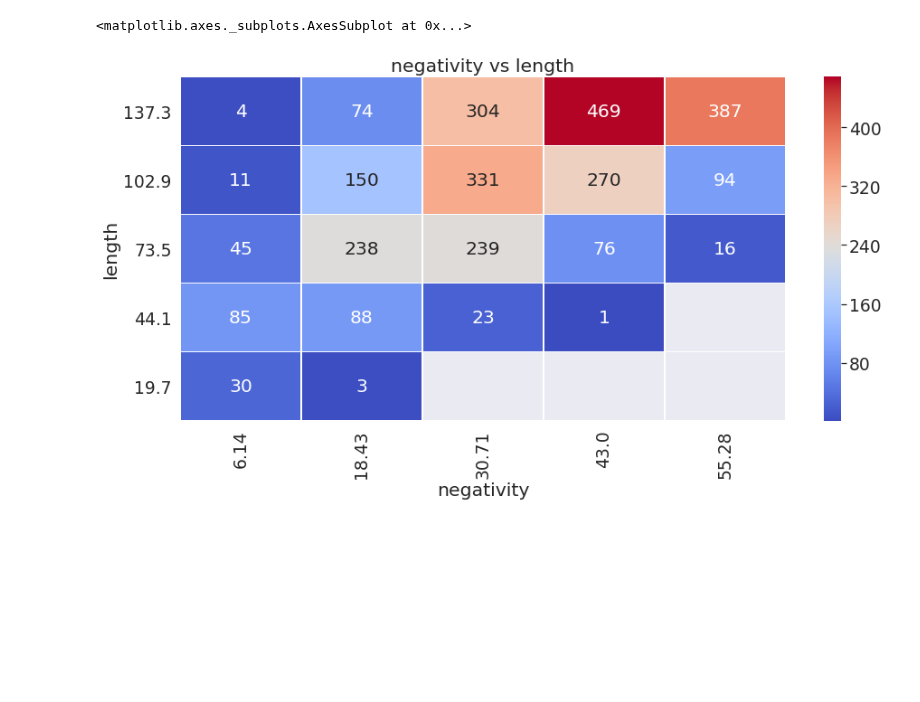
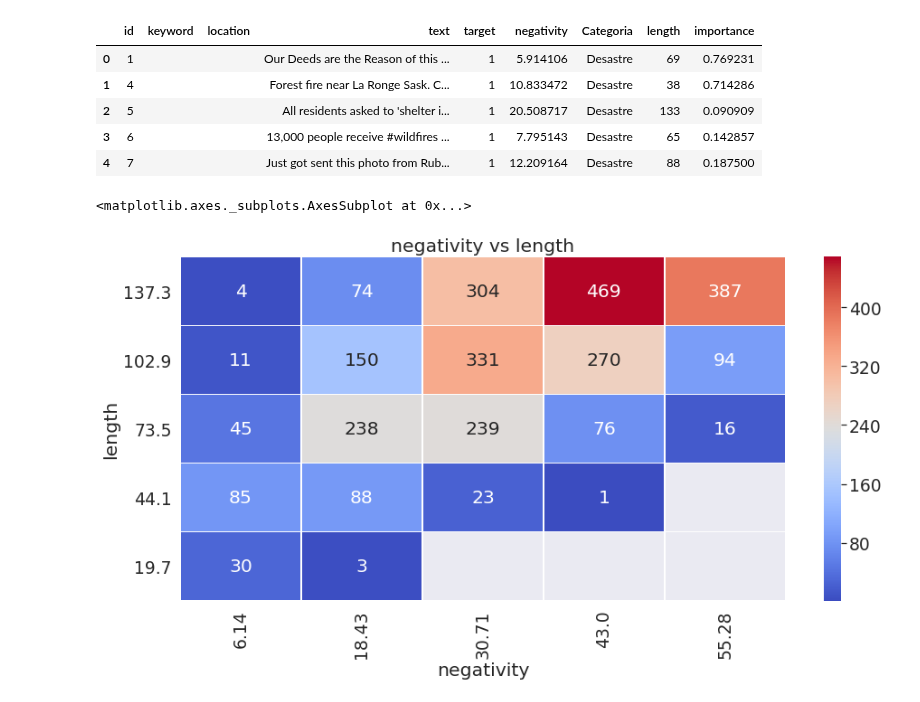
Before and after one commit to axelmpm/TP1_DATOS_1C_2020, a Jupyter notebook: Axel/A_jugueteando.ipynb, the cells around one changed output. Saved outputs shown, nothing was run; the diff lists cells and outputs as text; code cells hidden in the pictures; blank space fills up the shorter version.

```diff
--- a/Axel/A_jugueteando.ipynb
+++ b/Axel/A_jugueteando.ipynb
@@ -1,8 +1,20 @@
 # %%
 #IMPORTS
 %run ../datuslib.ipynb
+# %%
+#SETTINGS
+pd.set_option("display.max_rows", None, "display.max_columns", None)
 # %%
 A_tweets = pd.read_csv(generateAbsolutePath('tweetsTP2.csv', exists = True), index_col = 0)
+# %%
+A_tweets.head()
+# %% [output]
+|  | id | keyword | location | text | target | negativity | Categoria | length | importance |
+| 0 | 1 |  |  | Our Deeds are the Reason of this ... | 1 | 5.914106 | Desastre | 69 | 0.769231 |
+| 1 | 4 |  |  | Forest fire near La Ronge Sask. C... | 1 | 10.833472 | Desastre | 38 | 0.714286 |
+| 2 | 5 |  |  | All residents asked to 'shelter i... | 1 | 20.508717 | Desastre | 133 | 0.090909 |
+| 3 | 6 |  |  | 13,000 people receive #wildfires ... | 1 | 7.795143 | Desastre | 65 | 0.142857 |
+| 4 | 7 |  |  | Just got sent this photo from Rub... | 1 | 12.209164 | Desastre | 88 | 0.187500 |
 # %%
 metrics = ['negativity', 'length','importance']
 granurality = 20
```
Also changed, not shown: parts of 4 cells of this notebook, 2 other files.
